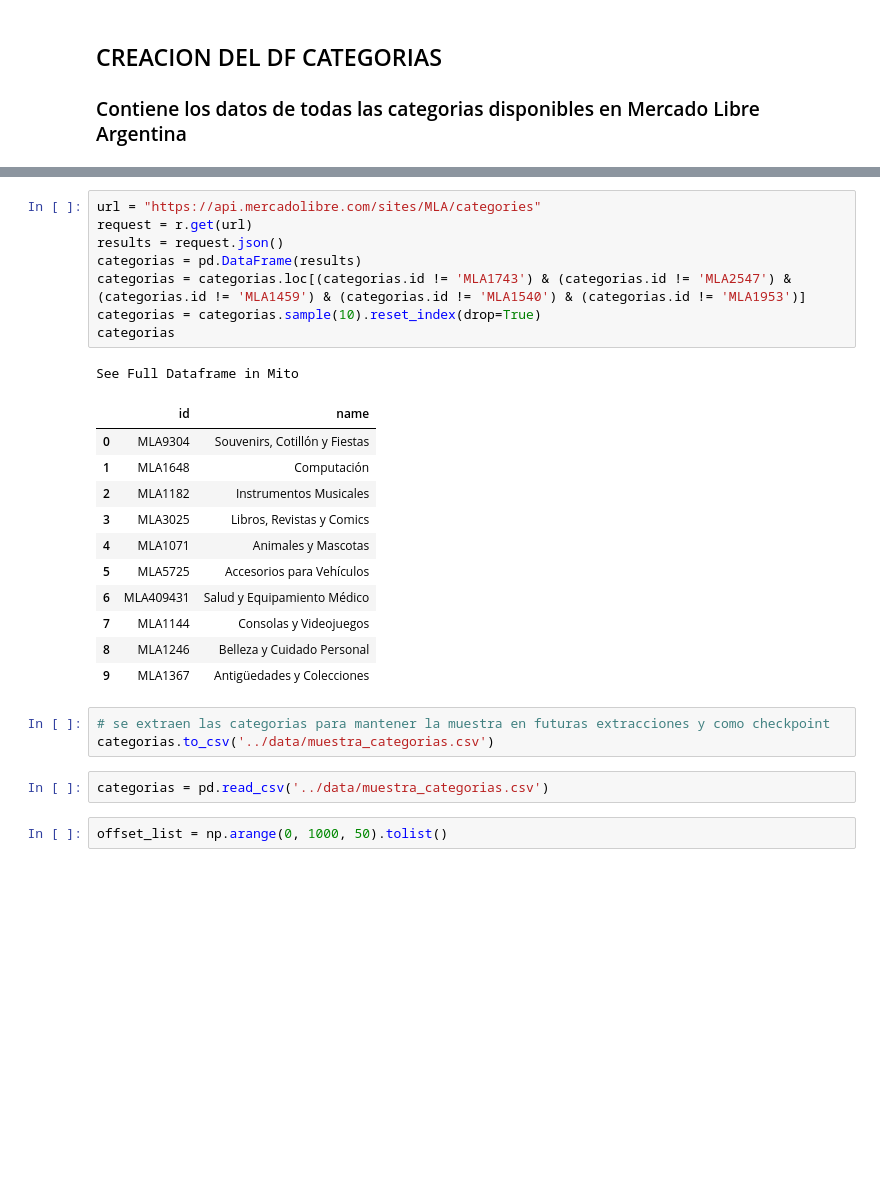
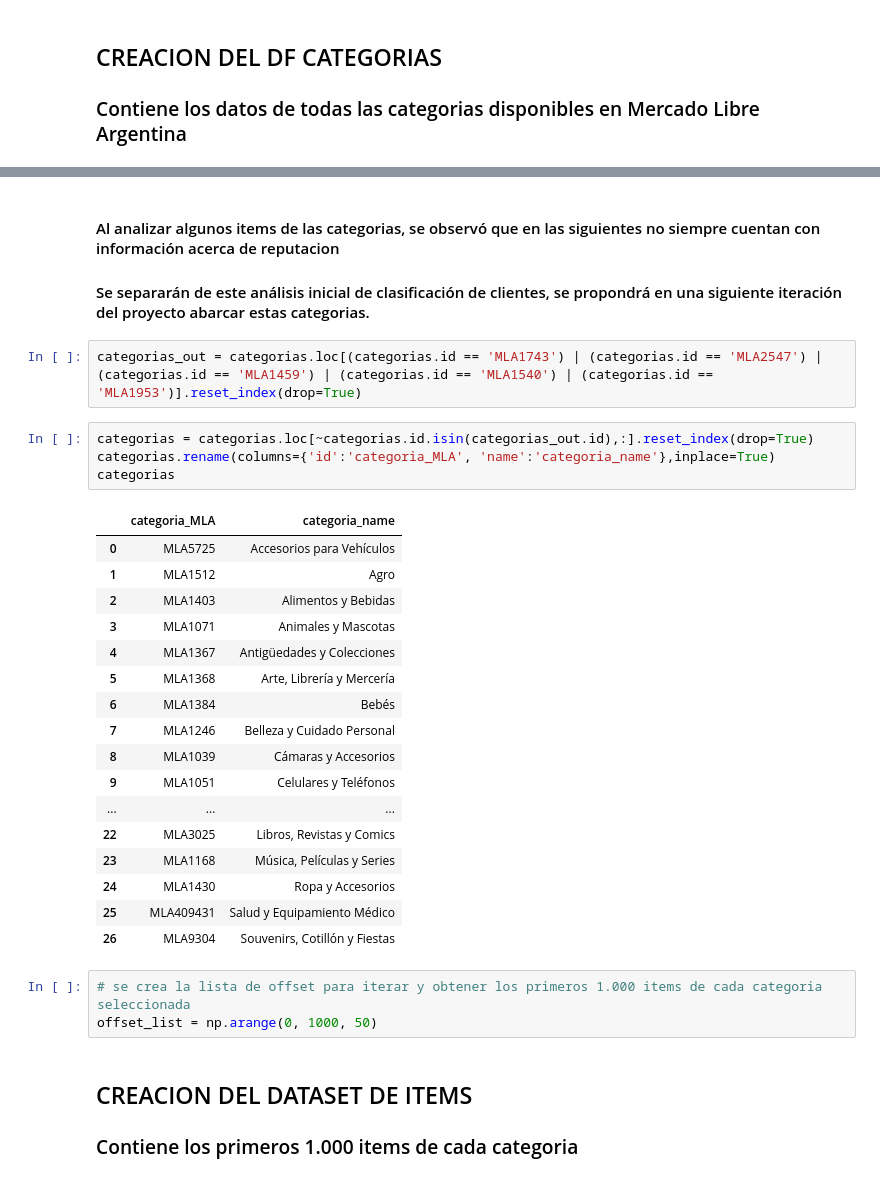
Before and after one commit to ibelogi/meli_challengeDS, a Jupyter notebook: notebooks/extract_data.ipynb, the cells around one changed output, grey strips where cells are left out. Cells and saved outputs as stored; diff of their text form; blank space fills up the shorter version.

Commit message:
Update extract data + upload .csv

```diff
--- a/notebooks/extract_data.ipynb
+++ b/notebooks/extract_data.ipynb
@@ -29,29 +49,34 @@ Respecto de la construccion del dataset, se indagó en la documentación de la A
+# %% [markdown]
+#### Al analizar algunos items de las categorias, se observó que en las siguientes no siempre cuentan con información acerca de reputacion
+#### Se separarán de este análisis inicial de clasificación de clientes, se propondrá en una siguiente iteración del proyecto abarcar estas categorias.
 # %%
-url = "https://api.mercadolibre.com/sites/MLA/categories"
-request = r.get(url)
-results = request.json()
-categorias = pd.DataFrame(results)
-categorias = categorias.loc[(categorias.id != 'MLA1743') & (categorias.id != 'MLA2547') & (categorias.id != 'MLA1459') & (categorias.id != 'MLA1540') & (categorias.id != 'MLA1953')]
-categorias = categorias.sample(10).reset_index(drop=True)
-categorias
+categorias_out = categorias.loc[(categorias.id == 'MLA1743') | (categorias.id == 'MLA2547') | (categorias.id == 'MLA1459') | (categorias.id == 'MLA1540') | (categorias.id == 'MLA1953')].reset_index(drop=True)
-# %% [output]
-See Full Dataframe in Mito
-|  | id | name |
-| 0 | MLA9304 | Souvenirs, Cotillón y Fiestas |
-| 1 | MLA1648 | Computación |
-| 2 | MLA1182 | Instrumentos Musicales |
-| 3 | MLA3025 | Libros, Revistas y Comics |
-| 4 | MLA1071 | Animales y Mascotas |
-| 5 | MLA5725 | Accesorios para Vehículos |
-| 6 | MLA409431 | Salud y Equipamiento Médico |
-| 7 | MLA1144 | Consolas y Videojuegos |
-| 8 | MLA1246 | Belleza y Cuidado Personal |
-| 9 | MLA1367 | Antigüedades y Colecciones |
-# %%
-# se extraen las categorias para mantener la muestra en futuras extracciones y como checkpoint
-categorias.to_csv('../data/muestra_categorias.csv')
-# %%
-categorias = pd.read_csv('../data/muestra_categorias.csv')
-# %%
-offset_list = np.arange(0, 1000, 50).tolist()
+# %%
+categorias = categorias.loc[~categorias.id.isin(categorias_out.id),:].reset_index(drop=True)
+categorias.rename(columns={'id':'categoria_MLA', 'name':'categoria_name'},inplace=True)
+categorias
+# %% [output]
+|  | categoria_MLA | categoria_name |
+| 0 | MLA5725 | Accesorios para Vehículos |
+| 1 | MLA1512 | Agro |
+| 2 | MLA1403 | Alimentos y Bebidas |
+| 3 | MLA1071 | Animales y Mascotas |
+| 4 | MLA1367 | Antigüedades y Colecciones |
+| 5 | MLA1368 | Arte, Librería y Mercería |
+| 6 | MLA1384 | Bebés |
+| 7 | MLA1246 | Belleza y Cuidado Personal |
+| 8 | MLA1039 | Cámaras y Accesorios |
+| 9 | MLA1051 | Celulares y Teléfonos |
+| ... | ... | ... |
+| 22 | MLA3025 | Libros, Revistas y Comics |
+| 23 | MLA1168 | Música, Películas y Series |
+| 24 | MLA1430 | Ropa y Accesorios |
+| 25 | MLA409431 | Salud y Equipamiento Médico |
+| 26 | MLA9304 | Souvenirs, Cotillón y Fiestas |
+# %%
+# se crea la lista de offset para iterar y obtener los primeros 1.000 items de cada categoria seleccionada
+offset_list = np.arange(0, 1000, 50)
+# %% [markdown]
+## CREACION DEL DATASET DE ITEMS
+### Contiene los primeros 1.000 items de cada categoria
 # %%
```
Also changed, not shown: parts of 31 cells of this notebook, 2 other files.
